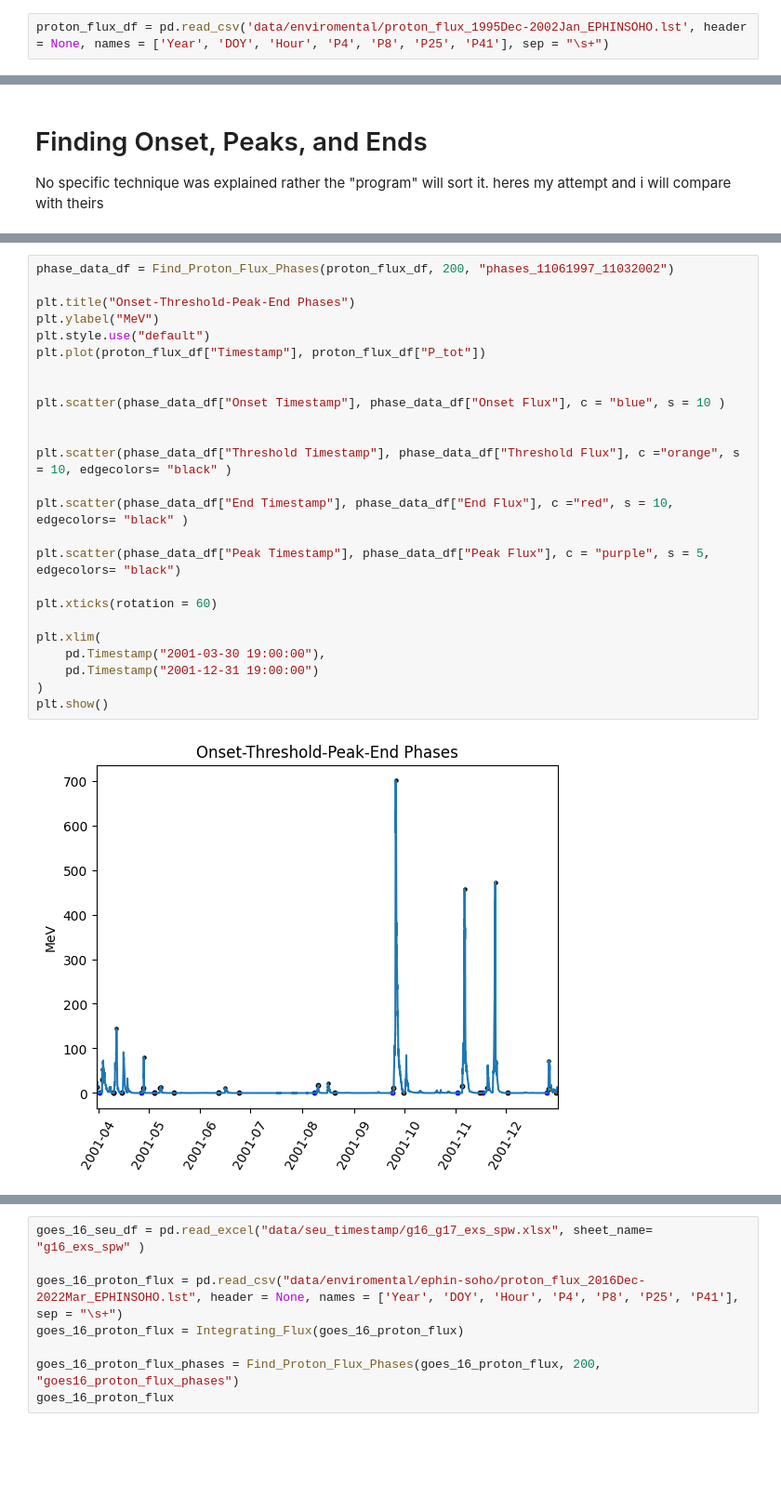
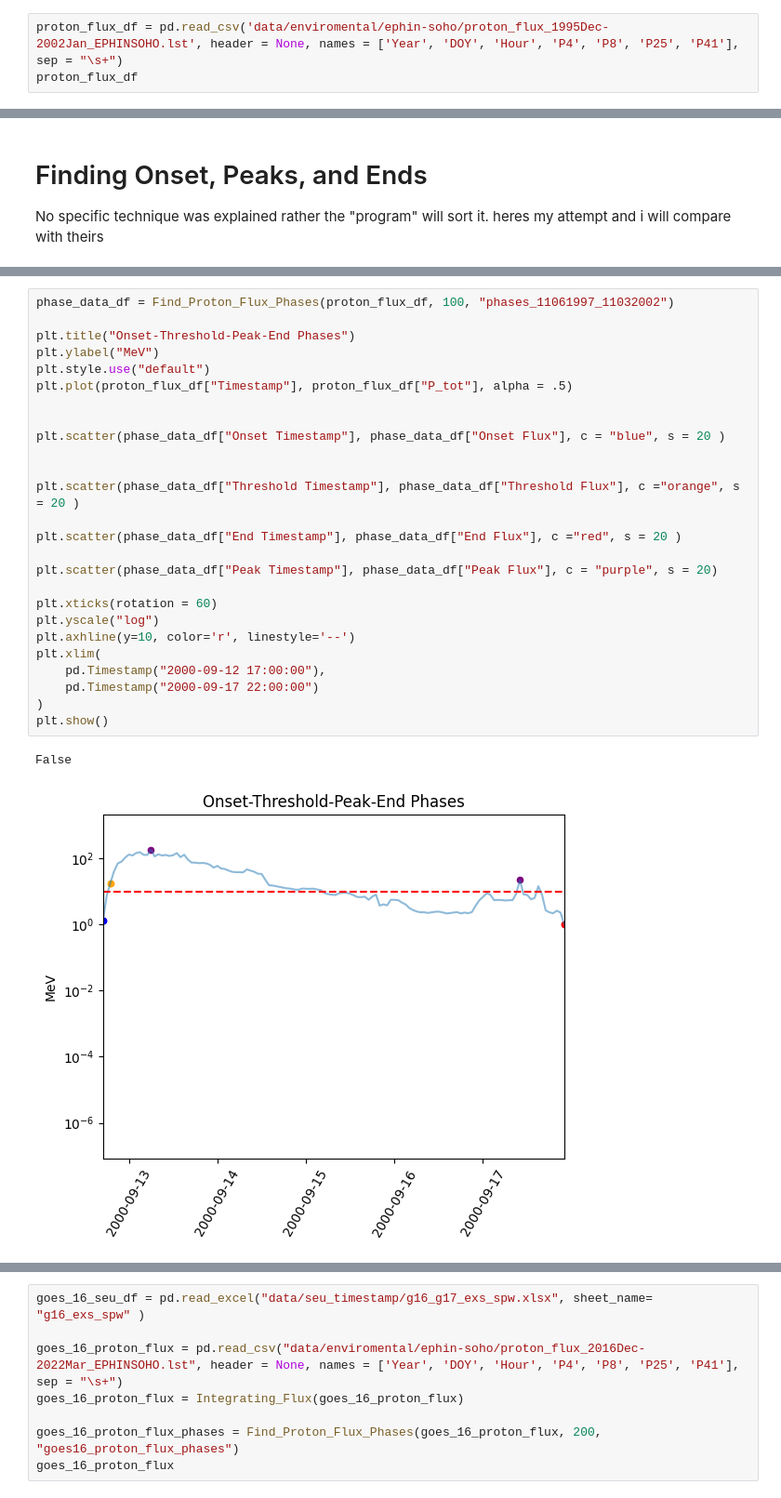
Before and after one commit to Lewis-Adkins/SWLG, a Jupyter notebook: SWLG_Code/code/seu_predict_ml.ipynb, the cells around one changed output, grey strips where cells are left out. Shown at 93% size. Drawn from its saved outputs; the diff is of its cells as text; blank space fills up the shorter version.

Commit message:
Add files via upload
fixing phase detections in soho-ephin

```diff
--- a/SWLG_Code/code/seu_predict_ml.ipynb
+++ b/SWLG_Code/code/seu_predict_ml.ipynb
@@ -7,4 +7,5 @@ import sklearn as sk
 # %% [markdown]
 [Data Source](https://omniweb.gsfc.nasa.gov/ftpbrowser/soho_ephin_flux_hr.html)
 # %%
-proton_flux_df = pd.read_csv('data/enviromental/proton_flux_1995Dec-2002Jan_EPHINSOHO.lst', header = None, names = ['Year', 'DOY', 'Hour', 'P4', 'P8', 'P25', 'P41'], sep = "\s+")
+proton_flux_df = pd.read_csv('data/enviromental/ephin-soho/proton_flux_1995Dec-2002Jan_EPHINSOHO.lst', header = None, names = ['Year', 'DOY', 'Hour', 'P4', 'P8', 'P25', 'P41'], sep = "\s+")
+proton_flux_df
@@ -189,28 +210,30 @@ Find_Proton_Flux_Phases(proton_flux_df, 200, "phases_11061997_11032002")
 # %%
-phase_data_df = Find_Proton_Flux_Phases(proton_flux_df, 200, "phases_11061997_11032002")
+phase_data_df = Find_Proton_Flux_Phases(proton_flux_df, 100, "phases_11061997_11032002")
 
 plt.title("Onset-Threshold-Peak-End Phases")
 plt.ylabel("MeV")
 plt.style.use("default")
-plt.plot(proton_flux_df["Timestamp"], proton_flux_df["P_tot"])
+plt.plot(proton_flux_df["Timestamp"], proton_flux_df["P_tot"], alpha = .5)
 
 
-plt.scatter(phase_data_df["Onset Timestamp"], phase_data_df["Onset Flux"], c = "blue", s = 10 )
+plt.scatter(phase_data_df["Onset Timestamp"], phase_data_df["Onset Flux"], c = "blue", s = 20 )
 
 
-plt.scatter(phase_data_df["Threshold Timestamp"], phase_data_df["Threshold Flux"], c ="orange", s = 10, edgecolors= "black" )
+plt.scatter(phase_data_df["Threshold Timestamp"], phase_data_df["Threshold Flux"], c ="orange", s = 20 )
 
-plt.scatter(phase_data_df["End Timestamp"], phase_data_df["End Flux"], c ="red", s = 10, edgecolors= "black" )
+plt.scatter(phase_data_df["End Timestamp"], phase_data_df["End Flux"], c ="red", s = 20 )
 
-plt.scatter(phase_data_df["Peak Timestamp"], phase_data_df["Peak Flux"], c = "purple", s = 5, edgecolors= "black")
+plt.scatter(phase_data_df["Peak Timestamp"], phase_data_df["Peak Flux"], c = "purple", s = 20)
 
 plt.xticks(rotation = 60)
-
+plt.yscale("log")
+plt.axhline(y=10, color='r', linestyle='--')
 plt.xlim(
-    pd.Timestamp("2001-03-30 19:00:00"),
-    pd.Timestamp("2001-12-31 19:00:00")
+    pd.Timestamp("2000-09-12 17:00:00"),
+    pd.Timestamp("2000-09-17 22:00:00")
 )
 plt.show()
 # %% [output]
+False
-[figure, old version]
+[figure, new version]
 # %% [markdown]
```
Also changed, not shown: parts of 10 cells of this notebook, 7 other files.
